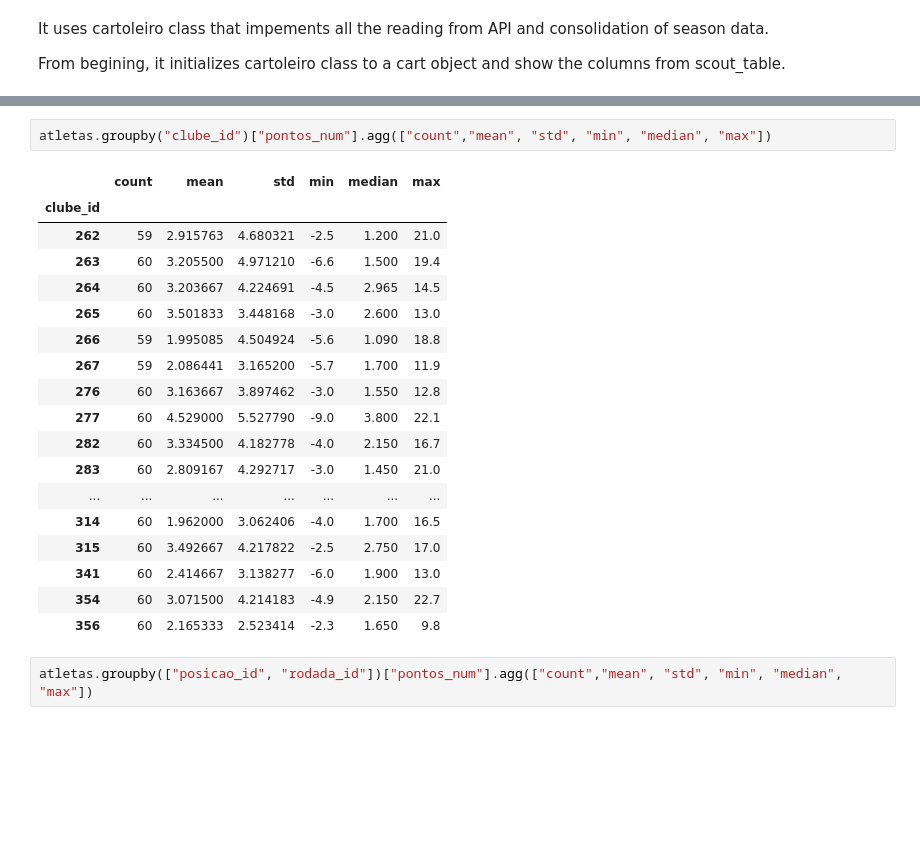
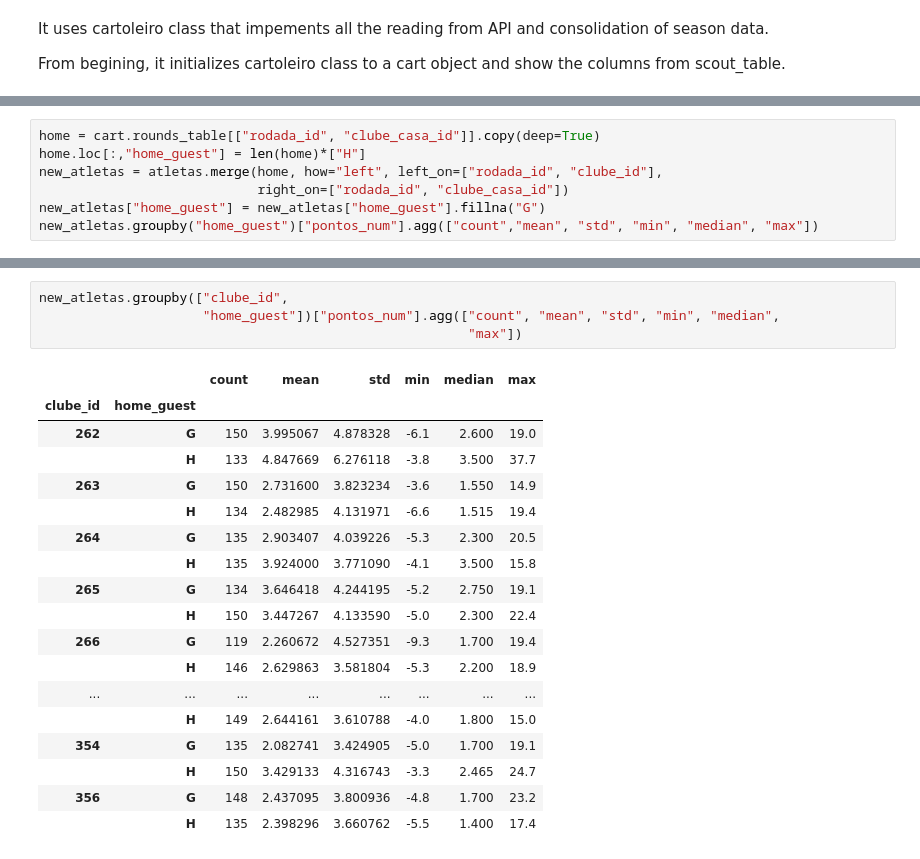
Before and after one commit to srgsmr/AssistenteCartolaFC, a Jupyter notebook: exploratory.ipynb, the cells around one changed output, grey strips where cells are left out. Drawn from its saved outputs; the diff is of its cells as text; blank space fills up the shorter version.

```diff
--- a/exploratory.ipynb
+++ b/exploratory.ipynb
@@ -61,0 +162,7 @@ atletas.groupby("rodada_id")["pontos_num"].agg(["count","mean", "std", "min", "m
+# %%
+home = cart.rounds_table[["rodada_id", "clube_casa_id"]].copy(deep=True)
+home.loc[:,"home_guest"] = len(home)*["H"]
+new_atletas = atletas.merge(home, how="left", left_on=["rodada_id", "clube_id"],
+                            right_on=["rodada_id", "clube_casa_id"])
+new_atletas["home_guest"] = new_atletas["home_guest"].fillna("G")
+new_atletas.groupby("home_guest")["pontos_num"].agg(["count","mean", "std", "min", "median", "max"])
@@ -62,23 +200,23 @@ atletas.groupby("rodada_id")["pontos_num"].agg(["count","mean", "std", "min", "m
 # %%
-atletas.groupby("clube_id")["pontos_num"].agg(["count","mean", "std", "min", "median", "max"])
+new_atletas.groupby(["clube_id",
+                     "home_guest"])["pontos_num"].agg(["count", "mean", "std", "min", "median",
+                                                       "max"])
 # %% [output]
-|  | count | mean | std | min | median | max |
-| clube_id |  |  |  |  |  |  |
-| 262 | 59 | 2.915763 | 4.680321 | -2.5 | 1.200 | 21.0 |
-| 263 | 60 | 3.205500 | 4.971210 | -6.6 | 1.500 | 19.4 |
-| 264 | 60 | 3.203667 | 4.224691 | -4.5 | 2.965 | 14.5 |
-| 265 | 60 | 3.501833 | 3.448168 | -3.0 | 2.600 | 13.0 |
-| 266 | 59 | 1.995085 | 4.504924 | -5.6 | 1.090 | 18.8 |
-| 267 | 59 | 2.086441 | 3.165200 | -5.7 | 1.700 | 11.9 |
-| 276 | 60 | 3.163667 | 3.897462 | -3.0 | 1.550 | 12.8 |
-| 277 | 60 | 4.529000 | 5.527790 | -9.0 | 3.800 | 22.1 |
-| 282 | 60 | 3.334500 | 4.182778 | -4.0 | 2.150 | 16.7 |
-| 283 | 60 | 2.809167 | 4.292717 | -3.0 | 1.450 | 21.0 |
-| ... | ... | ... | ... | ... | ... | ... |
-| 314 | 60 | 1.962000 | 3.062406 | -4.0 | 1.700 | 16.5 |
-| 315 | 60 | 3.492667 | 4.217822 | -2.5 | 2.750 | 17.0 |
-| 341 | 60 | 2.414667 | 3.138277 | -6.0 | 1.900 | 13.0 |
-| 354 | 60 | 3.071500 | 4.214183 | -4.9 | 2.150 | 22.7 |
-| 356 | 60 | 2.165333 | 2.523414 | -2.3 | 1.650 | 9.8 |
+|  |  | count | mean | std | min | median | max |
+| clube_id | home_guest |  |  |  |  |  |  |
+| 262 | G | 150 | 3.995067 | 4.878328 | -6.1 | 2.600 | 19.0 |
+|  | H | 133 | 4.847669 | 6.276118 | -3.8 | 3.500 | 37.7 |
+| 263 | G | 150 | 2.731600 | 3.823234 | -3.6 | 1.550 | 14.9 |
+|  | H | 134 | 2.482985 | 4.131971 | -6.6 | 1.515 | 19.4 |
+| 264 | G | 135 | 2.903407 | 4.039226 | -5.3 | 2.300 | 20.5 |
+|  | H | 135 | 3.924000 | 3.771090 | -4.1 | 3.500 | 15.8 |
+| 265 | G | 134 | 3.646418 | 4.244195 | -5.2 | 2.750 | 19.1 |
+|  | H | 150 | 3.447267 | 4.133590 | -5.0 | 2.300 | 22.4 |
+| 266 | G | 119 | 2.260672 | 4.527351 | -9.3 | 1.700 | 19.4 |
+|  | H | 146 | 2.629863 | 3.581804 | -5.3 | 2.200 | 18.9 |
+| ... | ... | ... | ... | ... | ... | ... | ... |
+|  | H | 149 | 2.644161 | 3.610788 | -4.0 | 1.800 | 15.0 |
+| 354 | G | 135 | 2.082741 | 3.424905 | -5.0 | 1.700 | 19.1 |
+|  | H | 150 | 3.429133 | 4.316743 | -3.3 | 2.465 | 24.7 |
+| 356 | G | 148 | 2.437095 | 3.800936 | -4.8 | 1.700 | 23.2 |
+|  | H | 135 | 2.398296 | 3.660762 | -5.5 | 1.400 | 17.4 |
-# %%
-atletas.groupby(["posicao_id", "rodada_id"])["pontos_num"].agg(["count","mean", "std", "min", "median", "max"])
```
Also changed, not shown: parts of 13 cells of this notebook, 21 other files.
